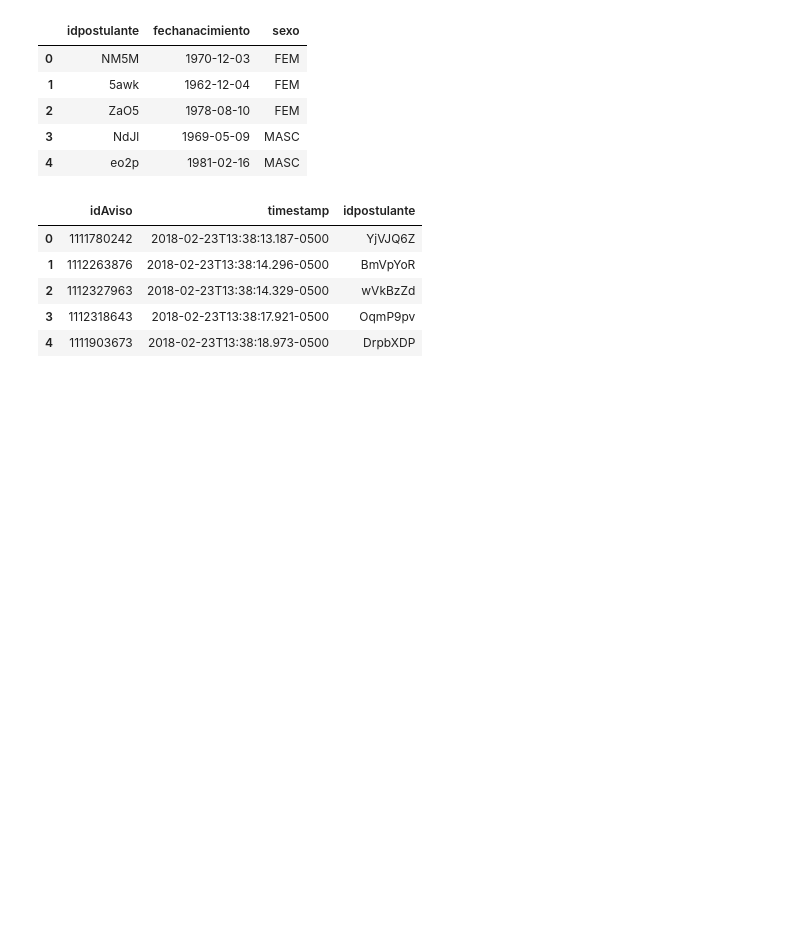
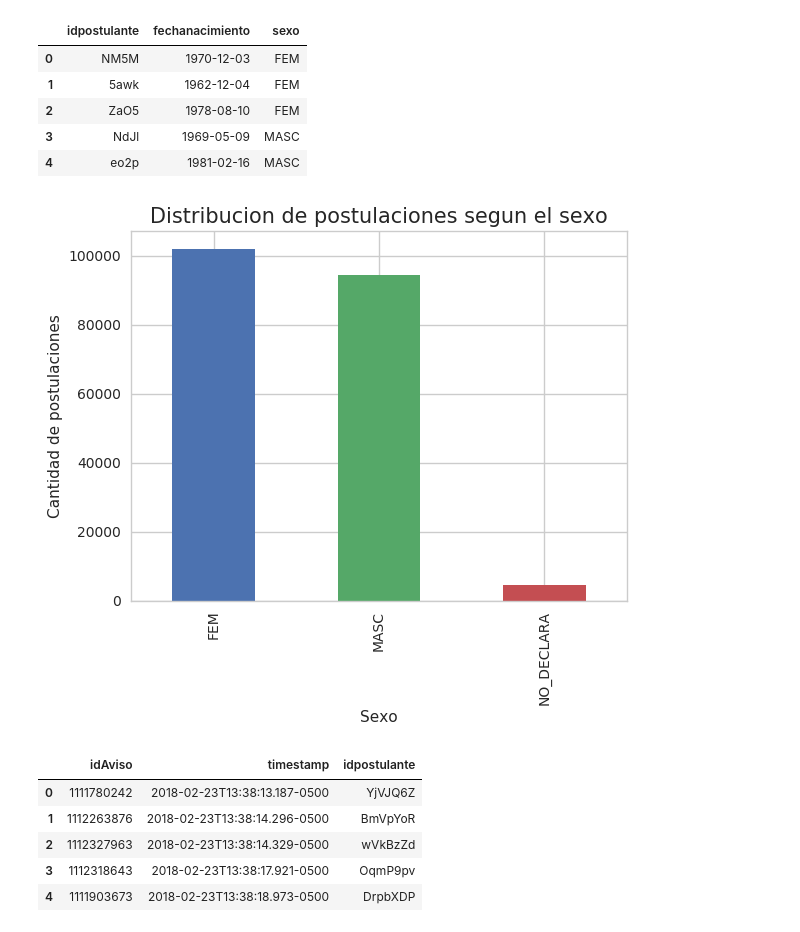
Before and after one commit to juanpcapurro/tp_datos, a Jupyter notebook: tp.ipynb, the cells around one changed output. Saved outputs shown, nothing was run; the diff lists cells and outputs as text; code cells hidden in the pictures; blank space fills up the shorter version.

Commit message:
cantidad de postulaciones segun el sexo

```diff
--- a/tp.ipynb
+++ b/tp.ipynb
@@ -138,6 +138,13 @@ postulaciones_genero_edad.head()
 | 2 | ZaO5 | 1978-08-10 | FEM |
 | 3 | NdJl | 1969-05-09 | MASC |
 | 4 | eo2p | 1981-02-16 | MASC |
+# %%
+post_genero = postulaciones_genero_edad['sexo'].value_counts().sort_index().plot(kind='bar')
+post_genero.set_title('Distribucion de postulaciones segun el sexo',fontsize=15)
+post_genero.set_xlabel('Sexo')
+post_genero.set_ylabel('Cantidad de postulaciones');
+# %% [output]
+[figure, added]
 # %%
 vistas.head()
 # %% [output]
```
